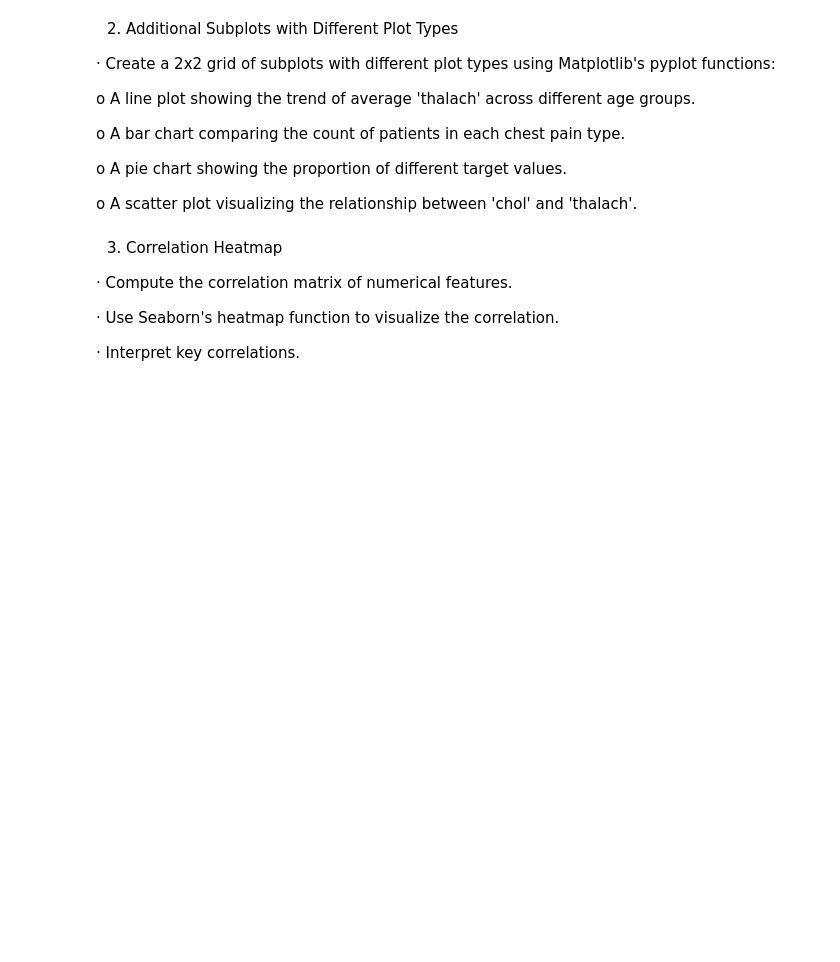
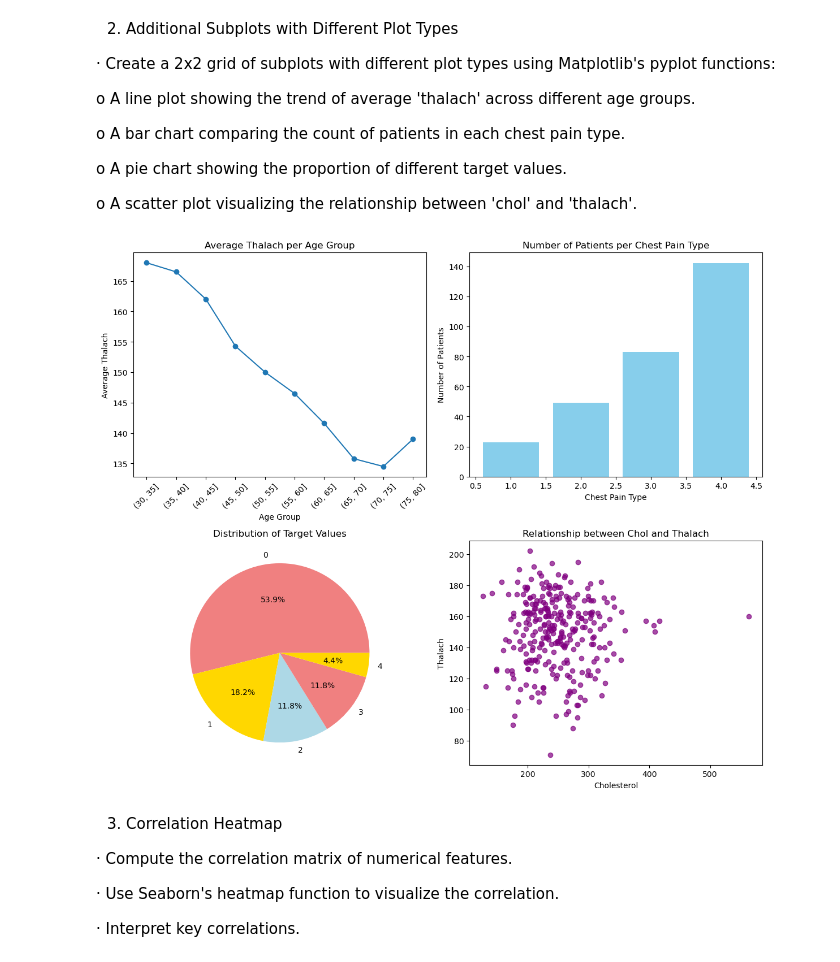
Before and after one commit to PaullGit/AI-healthcare, a Jupyter notebook: Week5/M3_A1_group09.ipynb, the cells around one changed output. Drawn from its saved outputs; the diff is of its cells as text; code cells hidden in the pictures; blank space fills up the shorter version.

```diff
--- a/Week5/M3_A1_group09.ipynb
+++ b/Week5/M3_A1_group09.ipynb
@@ -100,6 +100,38 @@ o A bar chart comparing the count of patients in each chest pain type.
 o A pie chart showing the proportion of different target values.
 
 o A scatter plot visualizing the relationship between 'chol' and 'thalach'.
+# %%
+cp_counts = df["cp"].value_counts().sort_index()
+age_groups = pd.cut(df["age"], bins=np.arange(30, 85, 5))
+avg_thalach = df.groupby(age_groups, observed=False)["thalach"].mean()
+
+target_counts = df["target"].value_counts()
+
+fig, axes = plt.subplots(2, 2, figsize=(12, 10))
+
+axes[0, 0].plot(avg_thalach.index.astype(str), avg_thalach.values, marker='o', linestyle='-')
+axes[0, 0].set_title("Average Thalach per Age Group")
+axes[0, 0].set_xlabel("Age Group")
+axes[0, 0].set_ylabel("Average Thalach")
+axes[0, 0].tick_params(axis='x', rotation=45)
+
+axes[0, 1].bar(cp_counts.index, cp_counts.values, color='skyblue')
+axes[0, 1].set_title("Number of Patients per Chest Pain Type")
+axes[0, 1].set_xlabel("Chest Pain Type")
+axes[0, 1].set_ylabel("Number of Patients")
+
+axes[1, 0].pie(target_counts, labels=target_counts.index, autopct='%1.1f%%', colors=['lightcoral', 'gold', 'lightblue'])
+axes[1, 0].set_title("Distribution of Target Values")
+
+axes[1, 1].scatter(df["chol"], df["thalach"], alpha=0.7, color='purple')
+axes[1, 1].set_title("Relationship between Chol and Thalach")
+axes[1, 1].set_xlabel("Cholesterol")
+axes[1, 1].set_ylabel("Thalach")
+
+plt.tight_layout()
+plt.show()
+# %% [output]
+[figure, added]
 # %% [markdown]
 3. Correlation Heatmap
 
```
Also changed, not shown: parts of 9 cells of this notebook.
